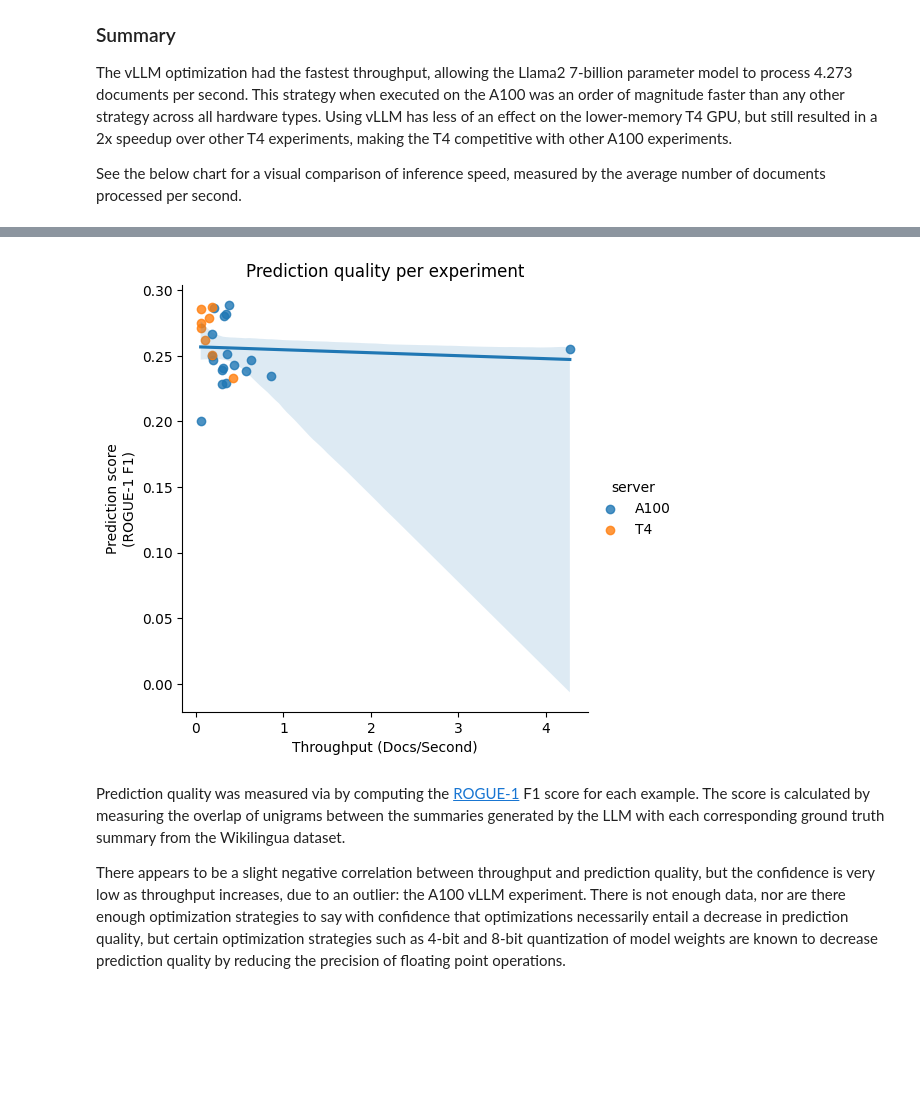
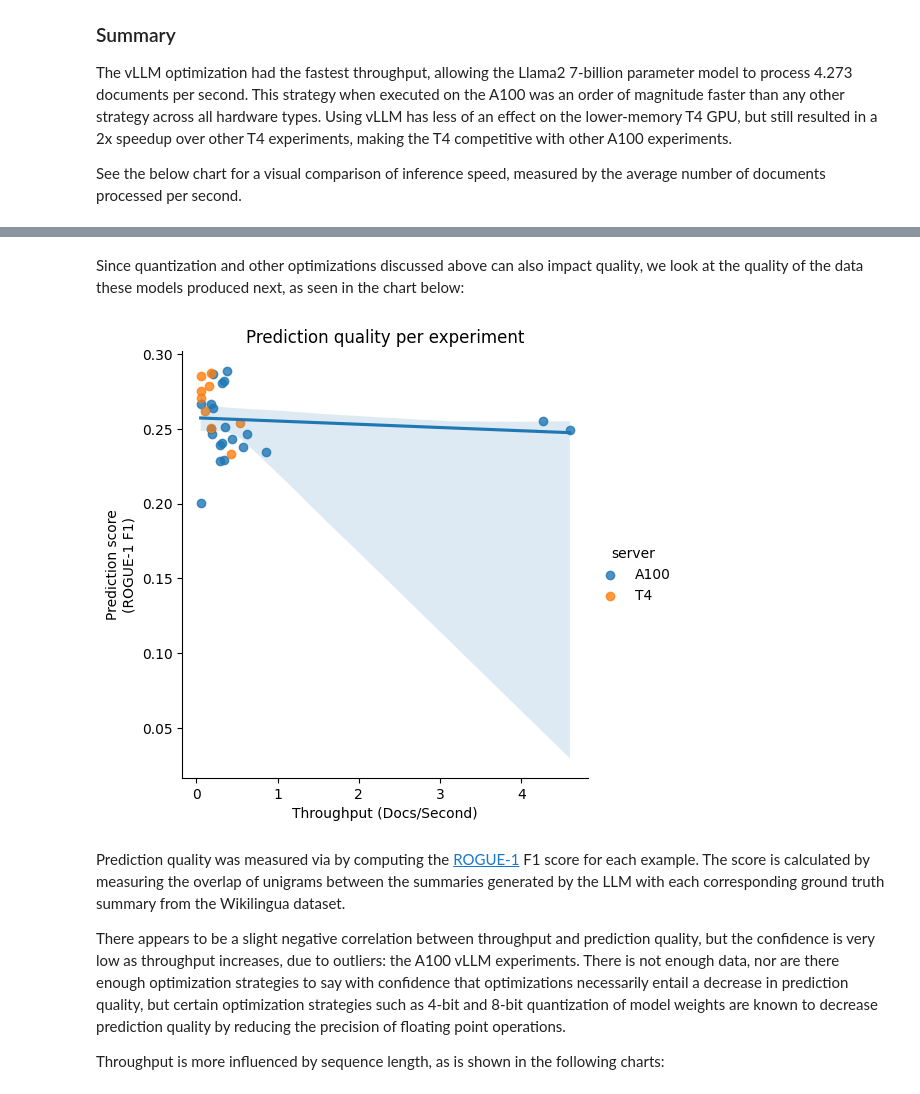
Before and after one commit to lcary/ai-summarization-benchmarks, a Jupyter notebook: notebooks/Llama2 7b Benchmarks.ipynb, the cells around one changed output, grey strips where cells are left out. Cells and saved outputs as stored; diff of their text form; code cells hidden in the pictures; blank space fills up the shorter version.

```diff
--- a/notebooks/Llama2 7b Benchmarks.ipynb
+++ b/notebooks/Llama2 7b Benchmarks.ipynb
@@ -46,6 +47,6 @@ experiment_config = [
     {"experiment_number": 17, "server": "A100", "experiment_type": "no optimizations", "data_file": "data/data_17_a100_default.json", "results_file": "data/results_17_a100_default.json"},
     {"experiment_number": 22, "server": "T4", "experiment_type": "4-bit", "data_file": "data/data_22_t4_4-bit.json", "results_file": "data/results_22_t4_4-bit.json"},
     {"experiment_number": 23, "server": "T4", "experiment_type": "8-bit", "data_file": "data/data_23_t4_8-bit.json", "results_file": "data/results_23_t4_8-bit.json"},
-    {"experiment_number": 2, "server": "A100", "experiment_type": "4-bit", "data_file": "data/data_2_a100_4bit.json", "results_file": "data/results_2_a100_4bit.json"},
-    {"experiment_number": 4, "server": "A100", "experiment_type": "8-bit", "data_file": "data/data_4_a100_8bit.json", "results_file": "data/results_4_a100_8bit.json"},
+    {"experiment_number": 27, "server": "A100", "experiment_type": "4-bit", "data_file": "data/data_27_a100_4-bit.json", "results_file": "data/results_27_a100_4-bit.json"},
+    {"experiment_number": 4, "server": "A100", "experiment_type": "8-bit", "data_file": "data/data_29_a100_8-bit.json", "results_file": "data/results_29_a100_8-bit.json"},
 ]
@@ -51,0 +62,11 @@ experiment_config = [
+# %%
+from pathlib import Path
+
+data = defaultdict(list)
+
+records = read_json('../data/data_22_t4_4-bit.json')
+for record in records:
+    data["num_doc_tokens"].append(record["num_doc_tokens"])
+
+sns.histplot(data=data, x="num_doc_tokens", binwidth=100, kde=True)
+print()
@@ -103,9 +203,6 @@ Another way to visualize this information is in the total time to generate summa
 # %%
 data = defaultdict(list)
 for exp in experiment_config:
-    if exp["experiment_number"] in (2, 4):
-        # experiment run on smaller subset of data; skip
-        continue
     results = read_json("../" + exp["results_file"])
     data["server"].append(exp["server"])
     data["experiment_type"].append(exp["experiment_type"])
@@ -129,0 +227,22 @@ Since quantization and other optimizations discussed above can also impact quali
+# %%
+a100_vllm_experiment_results = [
+    {"experiment_number": 25, "server": "A100", "experiment_type": "vllm-awq", "results_file": "data/results_25_a100_vllm_awq.json", "data_file": "data/data_25_a100_vllm_awq.json"},
+    {"experiment_number": 30, "server": "A100", "experiment_type": "vllm-awq", "results_file": "data/results_30_a100_1k_vllm_awq.json", "data_file": "data/data_30_a100_1k_vllm_awq.json"},
+]
+data = defaultdict(list)
+for exp in a100_vllm_experiment_results:
+    records = read_json("../" + exp["data_file"])
+    results = read_json("../" + exp["results_file"])
+    data["document_count"].append(len(records))
+    data["avg_doc_per_sec"].append(results["avg_doc_per_sec"])
+
+
+g = sns.catplot(
+    data=data, kind="bar",
+    x="document_count", y="avg_doc_per_sec",
+    errorbar="sd", alpha=.6, height=4
+)
+g.fig.suptitle("A100 throughput on Wikilingua articles w/ vLLM")
+g.despine(left=True)
+g.set_axis_labels("Document count", "Documents summarized per second")
+print()
@@ -130,38 +251,42 @@ Since quantization and other optimizations discussed above can also impact quali
+# %% [markdown]
+Since quantization and other optimizations discussed above can also impact quality, we look at the quality of the data these models produced next, as seen in the chart below:
 # %%
 from pathlib import Path
 import pandas as pd
 
 data = defaultdict(list)
 for results_file in Path("../data/").glob("results*.json"):
-    if "_26_" in results_file.name:
-        # Skip bogus results
+    if "_deepspeed" in results_file.name:
+        # Skip garbage results from DeepSpeed experiments
         continue
     results = read_json(results_file)
     data["avg_doc_per_sec"].append(results["avg_doc_per_sec"])
     server = "A100" if "a100" in results_file.name.lower() else "T4"
     data["server"].append(server)
     data["pred_score"].append(results["pred_score"])
 
 df = pd.DataFrame(data)
 graph = sns.lmplot(x='avg_doc_per_sec', y='pred_score', hue='server', data=df, fit_reg=False)
 ax = sns.regplot(x="avg_doc_per_sec", y="pred_score",
                 data=df, scatter=False, ax=graph.axes[0, 0])
 ax.set_xlabel("Throughput (Docs/Second)")
 ax.set_ylabel("Prediction score\n(ROGUE-1 F1)")
 ax.set_title('Prediction quality per experiment')
 print()
 # %% [output]
-[figure, old version]
+[figure, new version]
 # %% [markdown]
 Prediction quality was measured via by computing the [ROGUE-1](https://en.wikipedia.org/wiki/ROUGE_(metric))
 F1 score for each example. The score is calculated by measuring the overlap of unigrams between the summaries
 generated by the LLM with each corresponding ground truth summary from the Wikilingua dataset.
 
 There appears to be a slight negative correlation between throughput and prediction quality, but the confidence
-is very low as throughput increases, due to an outlier: the A100 vLLM experiment. There is not enough data, nor
+is very low as throughput increases, due to outliers: the A100 vLLM experiments. There is not enough data, nor
 are there enough optimization strategies to say with confidence that optimizations necessarily entail a decrease
 in prediction quality, but certain optimization strategies such as 4-bit and 8-bit quantization of model weights
 are known to decrease prediction quality by reducing the precision of floating point operations.
+
+Throughput is more influenced by sequence length, as is shown in the following charts:
 # %%
 from pathlib import Path
 import matplotlib.pyplot as plt
```
Also changed, not shown: parts of 22 cells of this notebook, 27 other files.
